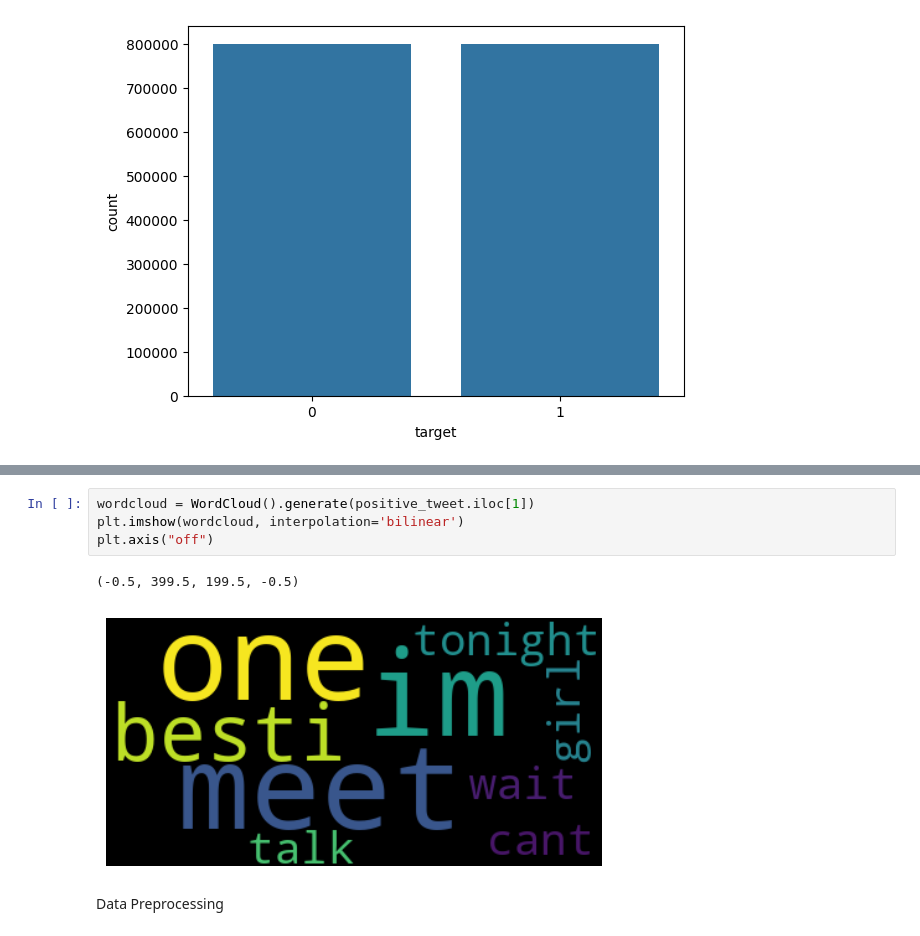
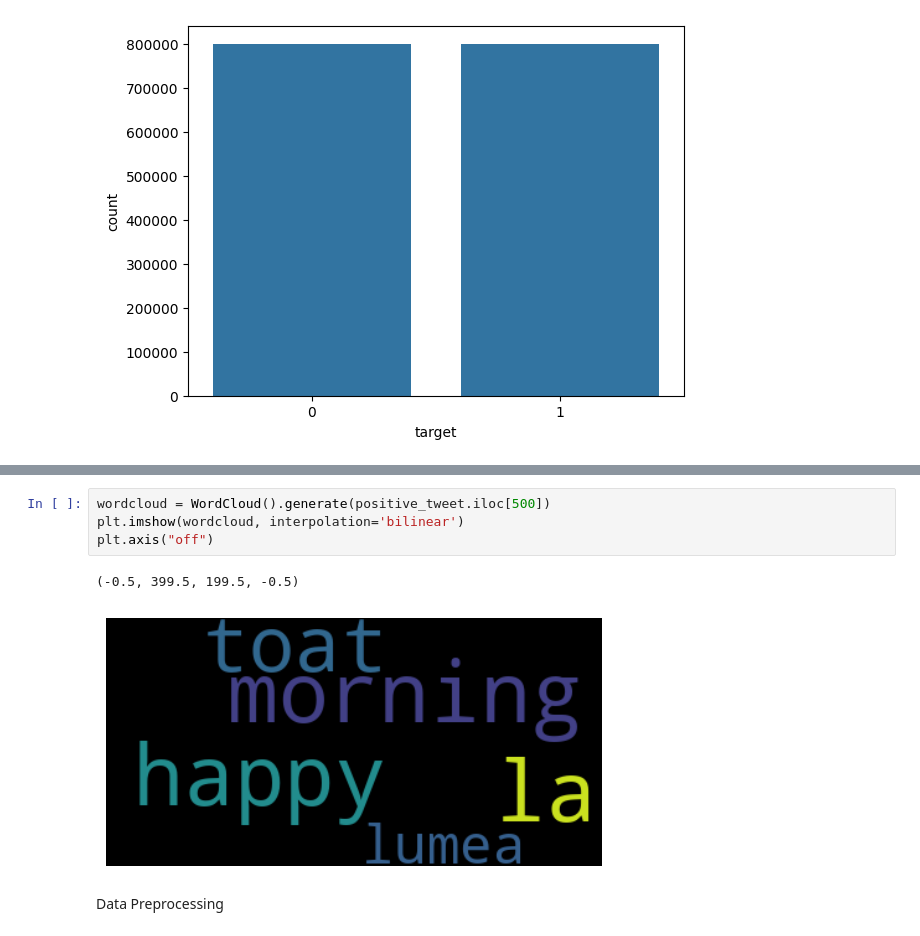
Before and after one commit to prantoamt/Sentiment-Driven-Spotify-Music-Recommendation, a Jupyter notebook: project/data-exploration.ipynb, the cells around one changed output, grey strips where cells are left out. Drawn from its saved outputs; the diff is of its cells as text.

```diff
--- a/project/data-exploration.ipynb
+++ b/project/data-exploration.ipynb
@@ -41,10 +43,10 @@ tweets[tweets.target == 1]["processed_text"].iloc[1]
 # %%
-wordcloud = WordCloud().generate(positive_tweet.iloc[1])
+wordcloud = WordCloud().generate(positive_tweet.iloc[500])
 plt.imshow(wordcloud, interpolation='bilinear')
 plt.axis("off")
 # %% [output]
 (-0.5, 399.5, 199.5, -0.5)
-[figure, old version]
+[figure, new version]
 # %% [markdown]
 Data Preprocessing
 # %%
```
Also changed, not shown: parts of 17 cells of this notebook, 2 other files.
